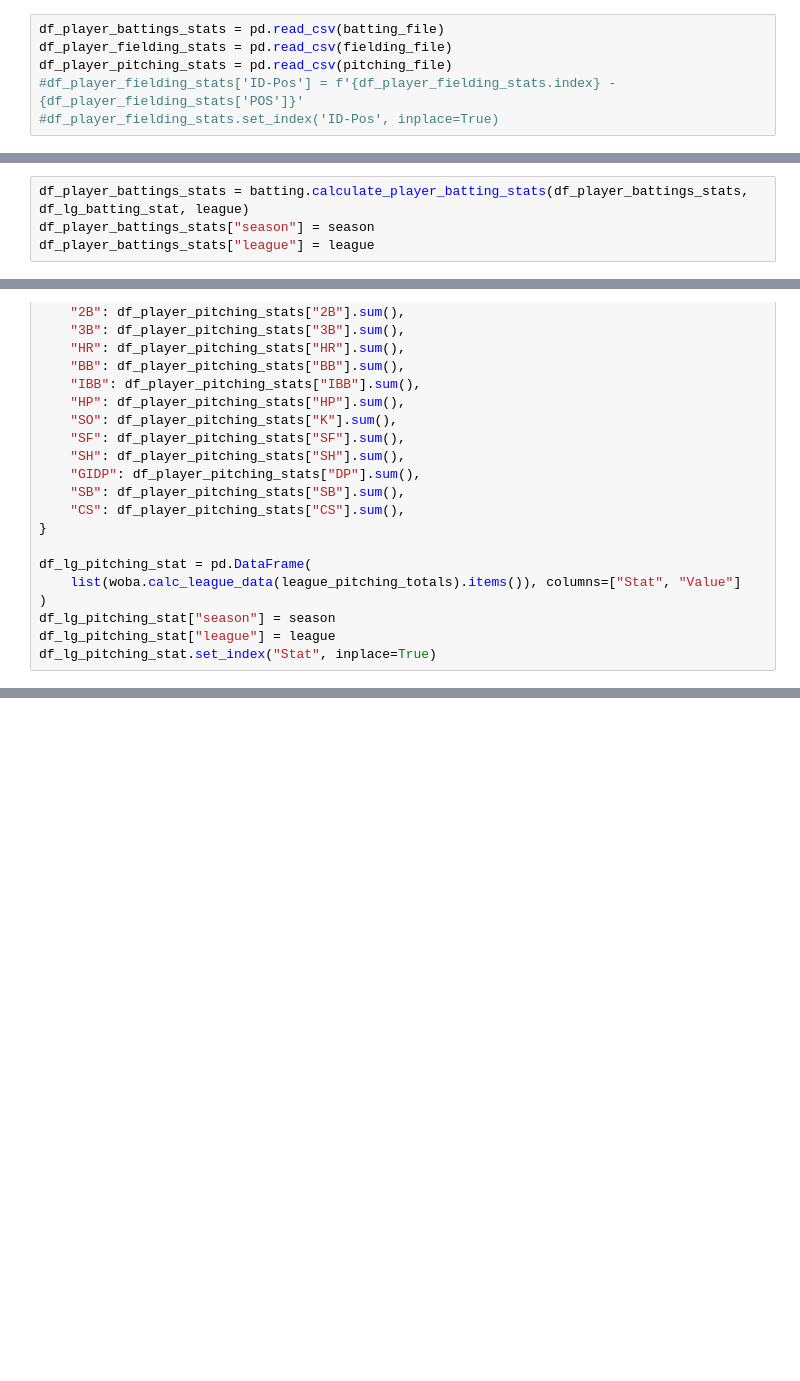
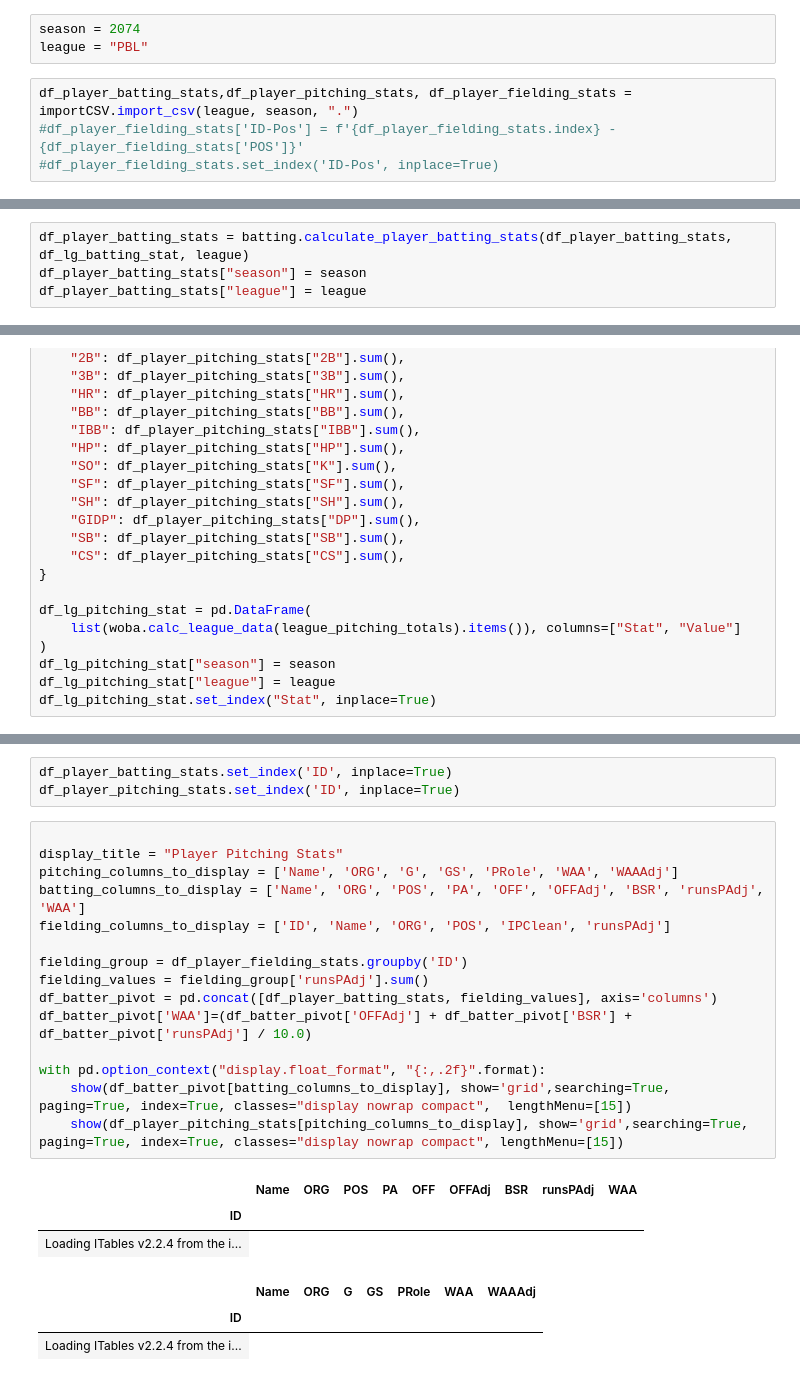
Before and after one commit to cmp66/ootp-analytics, a Jupyter notebook: dataImport.ipynb, the cells around one changed output, grey strips where cells are left out. Drawn from its saved outputs; the diff is of its cells as text; blank space fills up the shorter version.

Commit message:
Finish first pass of complete import

```diff
--- a/dataImport.ipynb
+++ b/dataImport.ipynb
@@ -10,6 +20,7 @@ pitching_file = f"files/{league}/{season}/TGS-{season}-Pitching.csv"
+# %%
+season = 2074
+league = "PBL"
 # %%
-df_player_battings_stats = pd.read_csv(batting_file)
-df_player_fielding_stats = pd.read_csv(fielding_file)
-df_player_pitching_stats = pd.read_csv(pitching_file)
+df_player_batting_stats,df_player_pitching_stats, df_player_fielding_stats = importCSV.import_csv(league, season, ".")
 #df_player_fielding_stats['ID-Pos'] = f'{df_player_fielding_stats.index} - {df_player_fielding_stats['POS']}'
 #df_player_fielding_stats.set_index('ID-Pos', inplace=True)
@@ -43,9 +59,9 @@ df_lg_batting_stat["league"] = league
 df_lg_batting_stat.set_index("Stat", inplace=True)
 #print(df_lg_stat)
 # %%
-df_player_battings_stats = batting.calculate_player_batting_stats(df_player_battings_stats, df_lg_batting_stat, league)
-df_player_battings_stats["season"] = season
-df_player_battings_stats["league"] = league
+df_player_batting_stats = batting.calculate_player_batting_stats(df_player_batting_stats, df_lg_batting_stat, league)
+df_player_batting_stats["season"] = season
+df_player_batting_stats["league"] = league
 # %%
 # print(
 #     df_player_battings_stats[
@@ -192,0 +163,25 @@ Total  46449.822  24526.0  4.752096
+# %%
+df_player_batting_stats.set_index('ID', inplace=True)
+df_player_pitching_stats.set_index('ID', inplace=True)
+# %%
+
+display_title = "Player Pitching Stats"
+pitching_columns_to_display = ['Name', 'ORG', 'G', 'GS', 'PRole', 'WAA', 'WAAAdj']
+batting_columns_to_display = ['Name', 'ORG', 'POS', 'PA', 'OFF', 'OFFAdj', 'BSR', 'runsPAdj', 'WAA']
+fielding_columns_to_display = ['ID', 'Name', 'ORG', 'POS', 'IPClean', 'runsPAdj']
+
+fielding_group = df_player_fielding_stats.groupby('ID')
+fielding_values = fielding_group['runsPAdj'].sum()
+df_batter_pivot = pd.concat([df_player_batting_stats, fielding_values], axis='columns')
+df_batter_pivot['WAA']=(df_batter_pivot['OFFAdj'] + df_batter_pivot['BSR'] + df_batter_pivot['runsPAdj'] / 10.0)
+
+with pd.option_context("display.float_format", "{:,.2f}".format):
+    show(df_batter_pivot[batting_columns_to_display], show='grid',searching=True, paging=True, index=True, classes="display nowrap compact",  lengthMenu=[15])
+    show(df_player_pitching_stats[pitching_columns_to_display], show='grid',searching=True, paging=True, index=True, classes="display nowrap compact", lengthMenu=[15])
+# %% [output]
+|  | Name | ORG | POS | PA | OFF | OFFAdj | BSR | runsPAdj | WAA |
+| ID |  |  |  |  |  |  |  |  |  |
+| Loading ITables v2.2.4 from the i... |
+|  | Name | ORG | G | GS | PRole | WAA | WAAAdj |
+| ID |  |  |  |  |  |  |  |
+| Loading ITables v2.2.4 from the i... |
```
Also changed, not shown: parts of 10 cells of this notebook, 17 other files.
